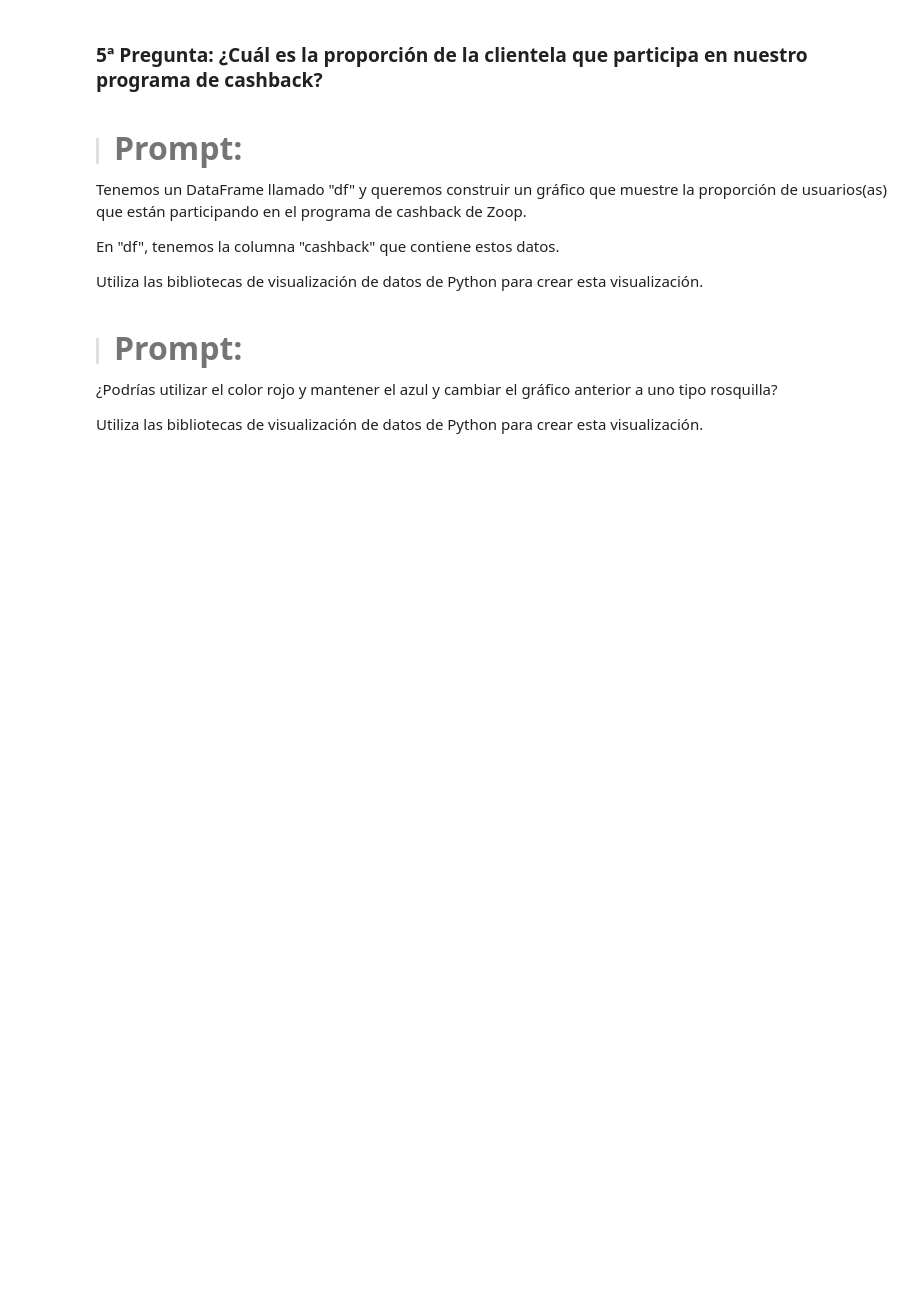
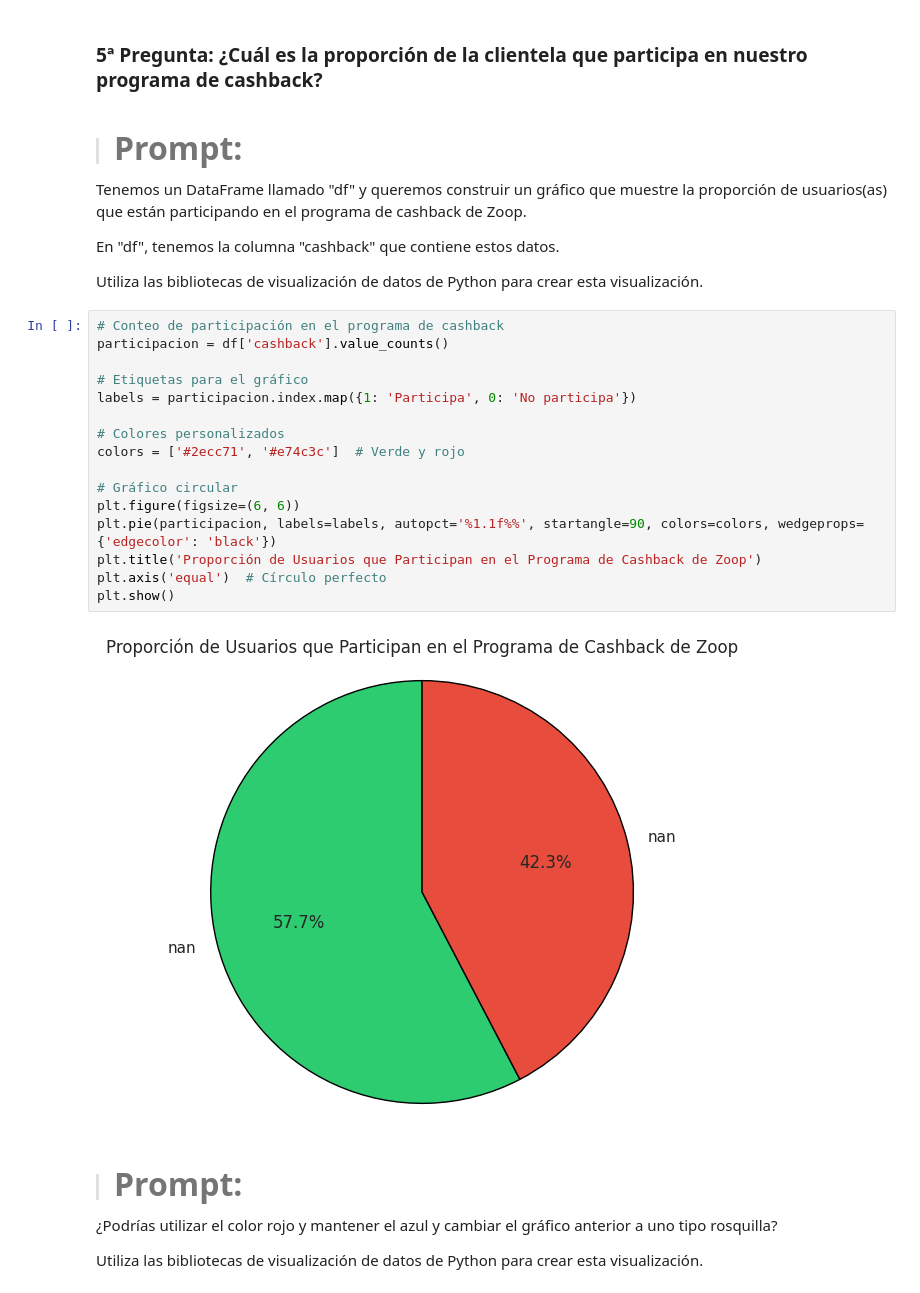
Before and after one commit to gloriagutierrez2025/IA-aplicada-a-la-ciencia-de-datos, a Jupyter notebook: IA_aplicada_a_ciencia_de_datos.ipynb, the cells around one changed output. Drawn from its saved outputs; the diff is of its cells as text; blank space fills up the shorter version.

```diff
--- a/IA_aplicada_a_ciencia_de_datos.ipynb
+++ b/IA_aplicada_a_ciencia_de_datos.ipynb
@@ -634,6 +674,24 @@ Tenemos un DataFrame llamado "df" y queremos construir un gráfico que muestre l
 En "df", tenemos la columna "cashback" que contiene estos datos.
 
 Utiliza las bibliotecas de visualización de datos de Python para crear esta visualización.
+# %%
+# Conteo de participación en el programa de cashback
+participacion = df['cashback'].value_counts()
+
+# Etiquetas para el gráfico
+labels = participacion.index.map({1: 'Participa', 0: 'No participa'})
+
+# Colores personalizados
+colors = ['#2ecc71', '#e74c3c']  # Verde y rojo
+
+# Gráfico circular
+plt.figure(figsize=(6, 6))
+plt.pie(participacion, labels=labels, autopct='%1.1f%%', startangle=90, colors=colors, wedgeprops={'edgecolor': 'black'})
+plt.title('Proporción de Usuarios que Participan en el Programa de Cashback de Zoop')
+plt.axis('equal')  # Círculo perfecto
+plt.show()
+# %% [output]
+[figure, added]
 # %% [markdown]
 > #### <strong><font color="7b71ff" size =6>Prompt:</font></strong>
 
```
Also changed, not shown: parts of 9 cells of this notebook.
